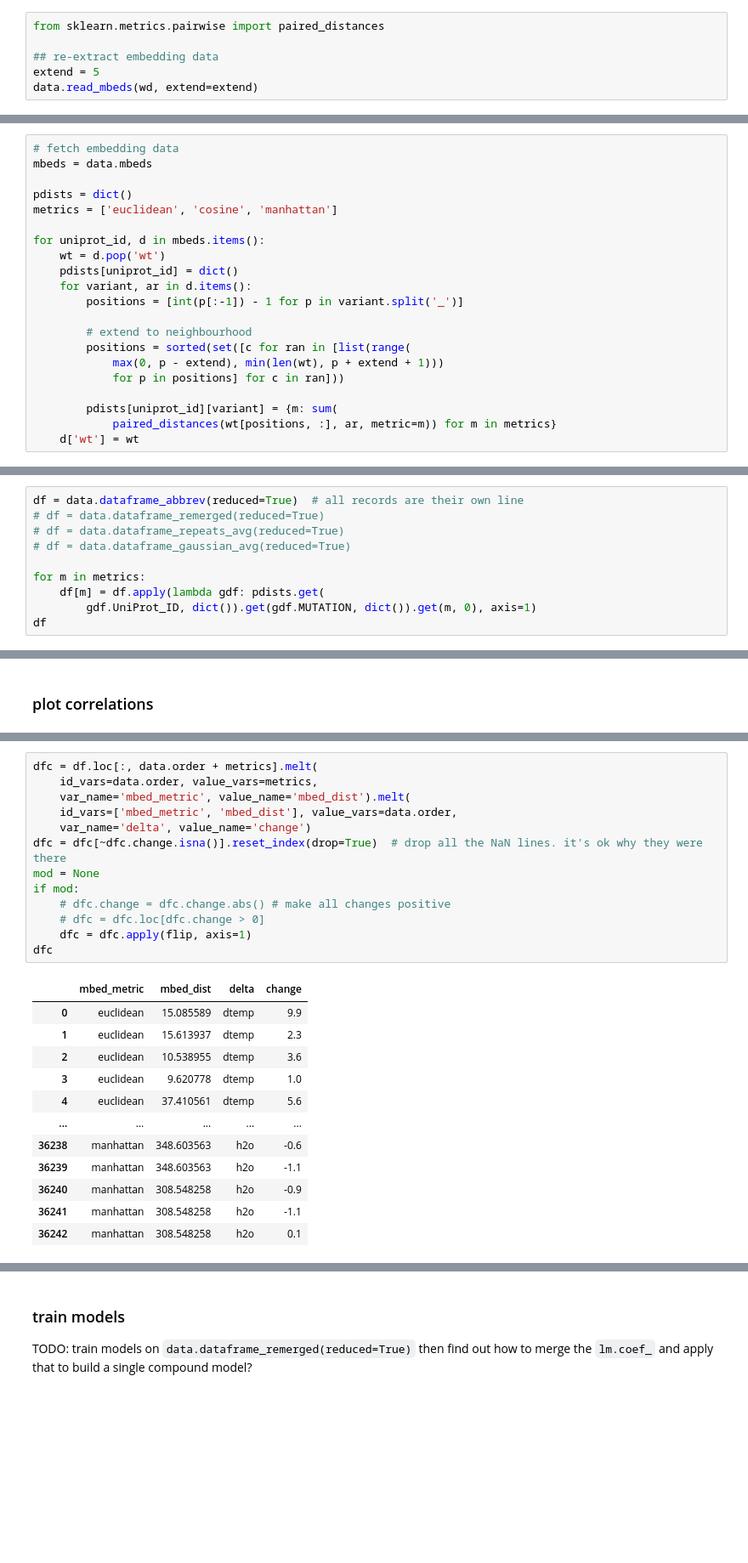
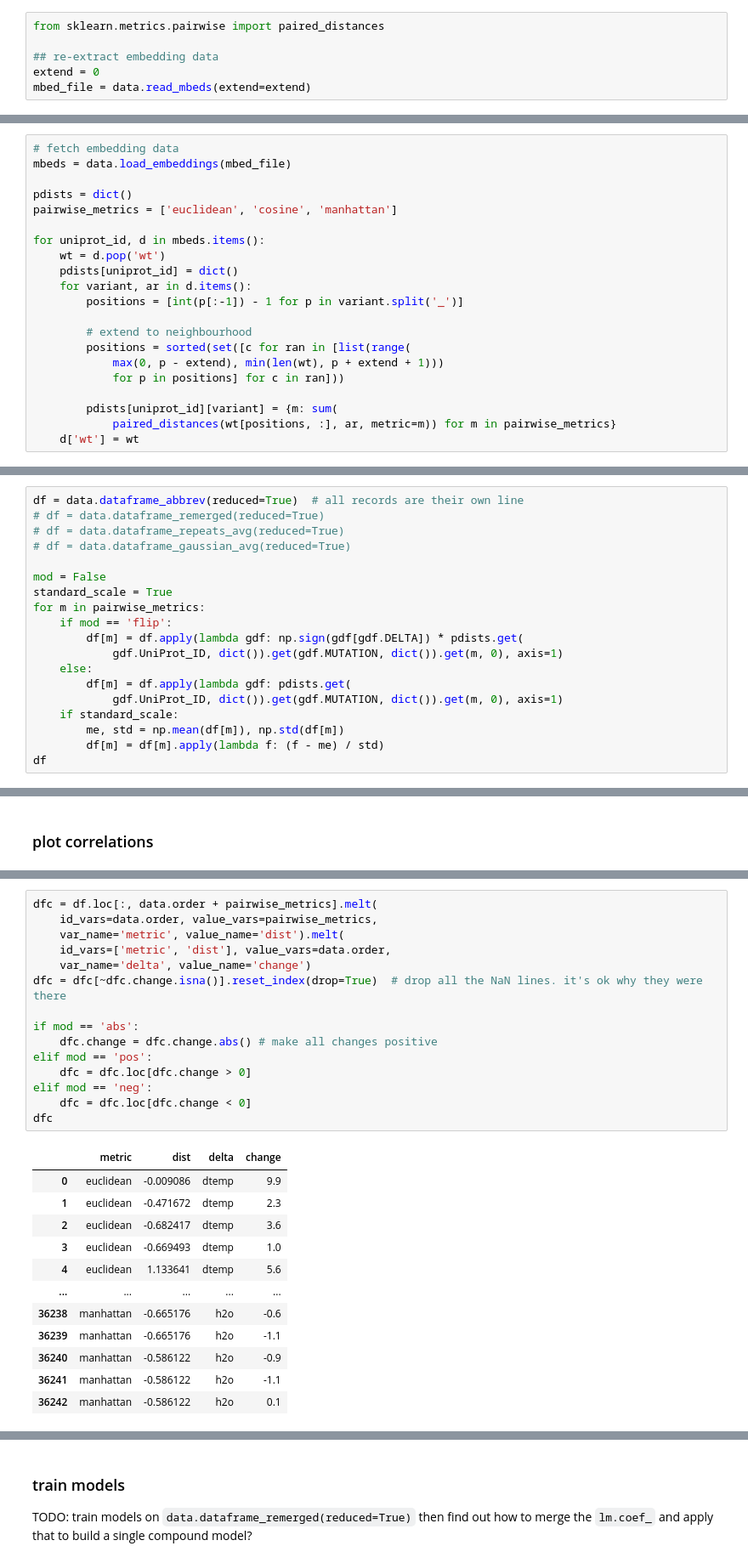
Before and after one commit to lkndl/mapra, a Jupyter notebook: mapra/4_regression.ipynb, the cells around one changed output, grey strips where cells are left out. Shown at 85% size. Drawn from its saved outputs; the diff is of its cells as text; blank space fills up the shorter version.

```diff
--- a/mapra/4_regression.ipynb
+++ b/mapra/4_regression.ipynb
@@ -57,5 +37,5 @@ if a:
 from sklearn.metrics.pairwise import paired_distances
 
 ## re-extract embedding data
-extend = 5
-data.read_mbeds(wd, extend=extend)
+extend = 0
+mbed_file = data.read_mbeds(extend=extend)
@@ -62,9 +45,9 @@ data.read_mbeds(wd, extend=extend)
 # %%
 # fetch embedding data
-mbeds = data.mbeds
+mbeds = data.load_embeddings(mbed_file)
 
 pdists = dict()
-metrics = ['euclidean', 'cosine', 'manhattan']
+pairwise_metrics = ['euclidean', 'cosine', 'manhattan']
 
 for uniprot_id, d in mbeds.items():
     wt = d.pop('wt')
@@ -78,7 +61,7 @@ for uniprot_id, d in mbeds.items():
             for p in positions] for c in ran]))
 
         pdists[uniprot_id][variant] = {m: sum(
-            paired_distances(wt[positions, :], ar, metric=m)) for m in metrics}
+            paired_distances(wt[positions, :], ar, metric=m)) for m in pairwise_metrics}
     d['wt'] = wt
 # %% [markdown]
 ### transfer paired distances to the dataframe
@@ -93,9 +76,18 @@ df = data.dataframe_abbrev(reduced=True)  # all records are their own line
 # df = data.dataframe_repeats_avg(reduced=True)
 # df = data.dataframe_gaussian_avg(reduced=True)
 
-for m in metrics:
-    df[m] = df.apply(lambda gdf: pdists.get(
-        gdf.UniProt_ID, dict()).get(gdf.MUTATION, dict()).get(m, 0), axis=1)
+mod = False
+standard_scale = True
+for m in pairwise_metrics:
+    if mod == 'flip':
+        df[m] = df.apply(lambda gdf: np.sign(gdf[gdf.DELTA]) * pdists.get(
+            gdf.UniProt_ID, dict()).get(gdf.MUTATION, dict()).get(m, 0), axis=1)
+    else:
+        df[m] = df.apply(lambda gdf: pdists.get(
+            gdf.UniProt_ID, dict()).get(gdf.MUTATION, dict()).get(m, 0), axis=1)
+    if standard_scale:
+        me, std = np.mean(df[m]), np.std(df[m])
+        df[m] = df[m].apply(lambda f: (f - me) / std)
 df
 # %% [output]
 |  | UniProt_ID | MUTATION | pH | MEASURE | METHOD | MUT_COUNT | DELTA | dtemp | ddg | h2o | ... |
@@ -121,29 +108,31 @@ def flip(gdf):
 # %%
-dfc = df.loc[:, data.order + metrics].melt(
-    id_vars=data.order, value_vars=metrics,
-    var_name='mbed_metric', value_name='mbed_dist').melt(
-    id_vars=['mbed_metric', 'mbed_dist'], value_vars=data.order,
+dfc = df.loc[:, data.order + pairwise_metrics].melt(
+    id_vars=data.order, value_vars=pairwise_metrics,
+    var_name='metric', value_name='dist').melt(
+    id_vars=['metric', 'dist'], value_vars=data.order,
     var_name='delta', value_name='change')
 dfc = dfc[~dfc.change.isna()].reset_index(drop=True)  # drop all the NaN lines. it's ok why they were there
-mod = None
-if mod:
-    # dfc.change = dfc.change.abs() # make all changes positive
-    # dfc = dfc.loc[dfc.change > 0]
-    dfc = dfc.apply(flip, axis=1)
+
+if mod == 'abs':
+    dfc.change = dfc.change.abs() # make all changes positive
+elif mod == 'pos':
+    dfc = dfc.loc[dfc.change > 0]
+elif mod == 'neg':
+    dfc = dfc.loc[dfc.change < 0]
 dfc
 # %% [output]
-|  | mbed_metric | mbed_dist | delta | change |
-| 0 | euclidean | 15.085589 | dtemp | 9.9 |
-| 1 | euclidean | 15.613937 | dtemp | 2.3 |
-| 2 | euclidean | 10.538955 | dtemp | 3.6 |
-| 3 | euclidean | 9.620778 | dtemp | 1.0 |
-| 4 | euclidean | 37.410561 | dtemp | 5.6 |
+|  | metric | dist | delta | change |
+| 0 | euclidean | -0.009086 | dtemp | 9.9 |
+| 1 | euclidean | -0.471672 | dtemp | 2.3 |
+| 2 | euclidean | -0.682417 | dtemp | 3.6 |
+| 3 | euclidean | -0.669493 | dtemp | 1.0 |
+| 4 | euclidean | 1.133641 | dtemp | 5.6 |
 | ... | ... | ... | ... | ... |
-| 36238 | manhattan | 348.603563 | h2o | -0.6 |
-| 36239 | manhattan | 348.603563 | h2o | -1.1 |
-| 36240 | manhattan | 308.548258 | h2o | -0.9 |
-| 36241 | manhattan | 308.548258 | h2o | -1.1 |
-| 36242 | manhattan | 308.548258 | h2o | 0.1 |
+| 36238 | manhattan | -0.665176 | h2o | -0.6 |
+| 36239 | manhattan | -0.665176 | h2o | -1.1 |
+| 36240 | manhattan | -0.586122 | h2o | -0.9 |
+| 36241 | manhattan | -0.586122 | h2o | -1.1 |
+| 36242 | manhattan | -0.586122 | h2o | 0.1 |
 36243 rows × 4 columns
 # %%
 # calculate Pearson correlation coefficient
```
Also changed, not shown: parts of 22 cells of this notebook, 2 other files.
